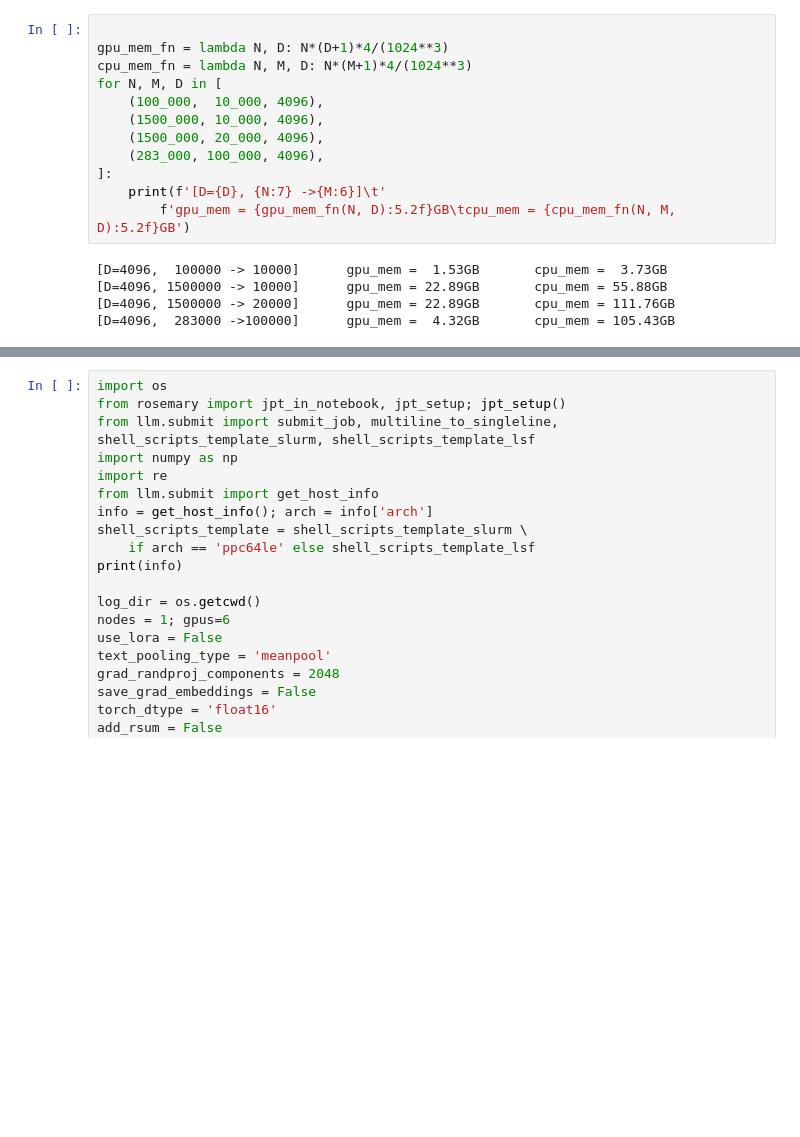
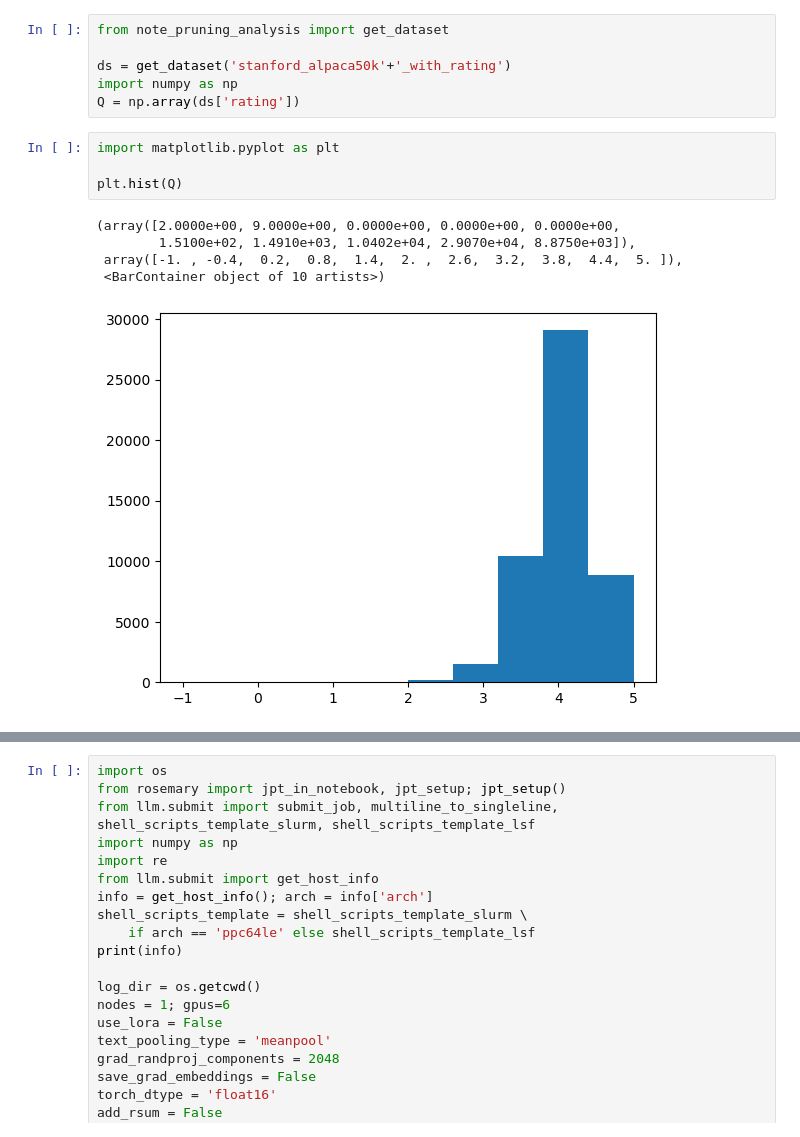
Before and after one commit to tt6746690/open-instruct, a Jupyter notebook: scripts/note_llama_embeddings.ipynb, the cells around one changed output, grey strips where cells are left out. Saved outputs shown, nothing was run; the diff lists cells and outputs as text; blank space fills up the shorter version.

```diff
--- a/scripts/note_llama_embeddings.ipynb
+++ b/scripts/note_llama_embeddings.ipynb
@@ -1,17 +1,16 @@
-# %%
-
-gpu_mem_fn = lambda N, D: N*(D+1)*4/(1024**3)
-cpu_mem_fn = lambda N, M, D: N*(M+1)*4/(1024**3)
-for N, M, D in [
-    (100_000,  10_000, 4096),
-    (1500_000, 10_000, 4096),
-    (1500_000, 20_000, 4096),
-    (283_000, 100_000, 4096),
-]:
-    print(f'[D={D}, {N:7} ->{M:6}]\t'
-        f'gpu_mem = {gpu_mem_fn(N, D):5.2f}GB\tcpu_mem = {cpu_mem_fn(N, M, D):5.2f}GB')
-# %% [output]
-[D=4096,  100000 -> 10000]      gpu_mem =  1.53GB       cpu_mem =  3.73GB
-[D=4096, 1500000 -> 10000]      gpu_mem = 22.89GB       cpu_mem = 55.88GB
-[D=4096, 1500000 -> 20000]      gpu_mem = 22.89GB       cpu_mem = 111.76GB
-[D=4096,  283000 ->100000]      gpu_mem =  4.32GB       cpu_mem = 105.43GB
+# %%
+from note_pruning_analysis import get_dataset
+
+ds = get_dataset('stanford_alpaca50k'+'_with_rating')
+import numpy as np
+Q = np.array(ds['rating'])
+# %%
+import matplotlib.pyplot as plt
+
+plt.hist(Q)
+# %% [output]
+(array([2.0000e+00, 9.0000e+00, 0.0000e+00, 0.0000e+00, 0.0000e+00,
+        1.5100e+02, 1.4910e+03, 1.0402e+04, 2.9070e+04, 8.8750e+03]),
+ array([-1. , -0.4,  0.2,  0.8,  1.4,  2. ,  2.6,  3.2,  3.8,  4.4,  5. ]),
+ <BarContainer object of 10 artists>)
+[figure, added]
```
Also changed, not shown: parts of 2 cells of this notebook, 6 other files.
